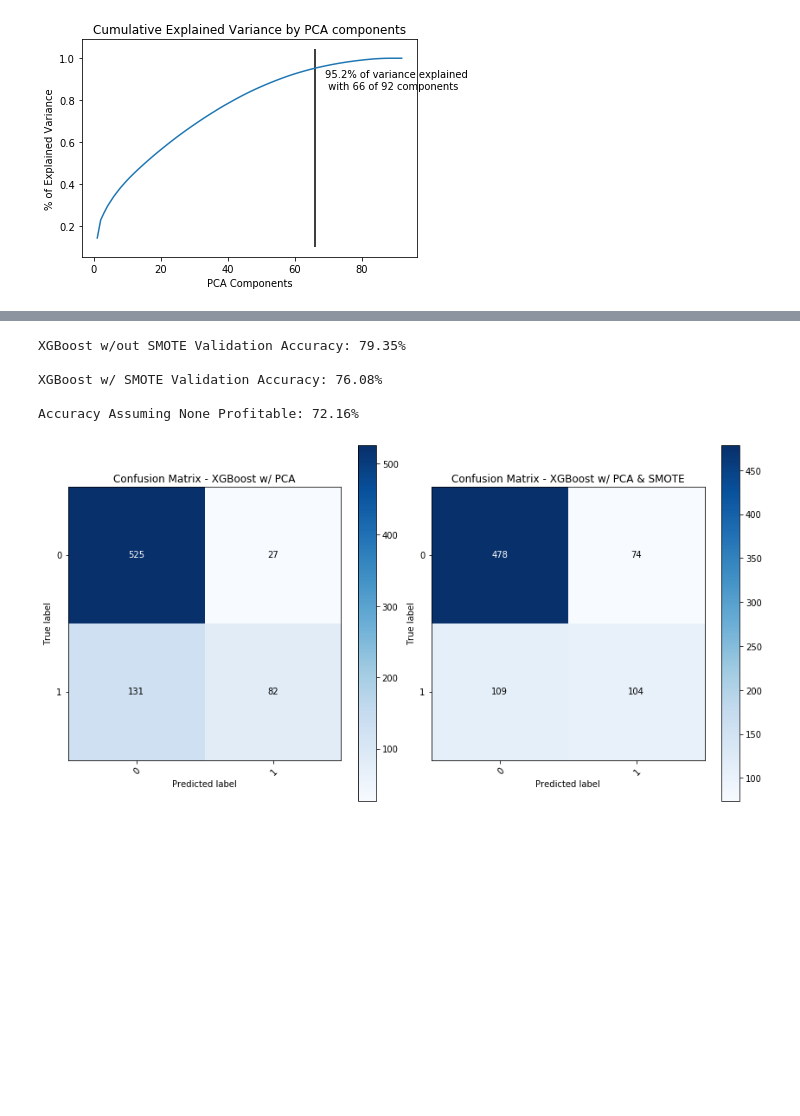
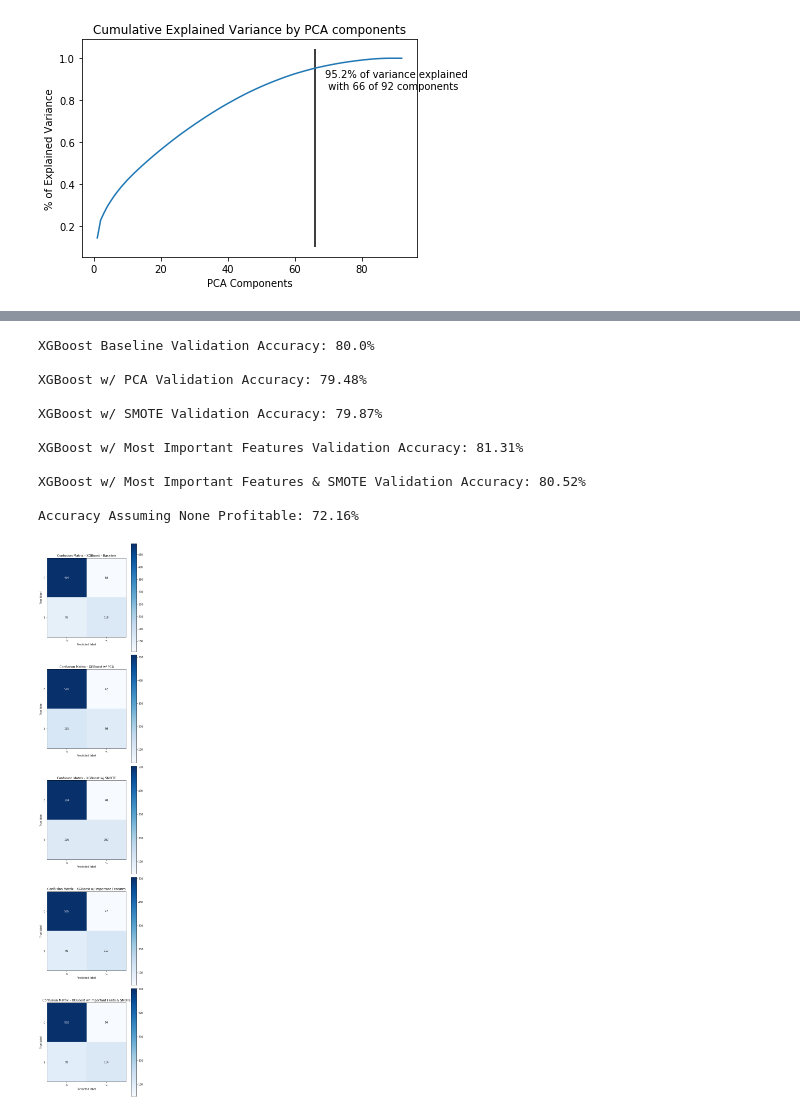
Before and after one commit to NathanVenos/Classifying_LEGO_Value_Retention, a Jupyter notebook: analysis/xgboost.ipynb, the cells around one changed output, grey strips where cells are left out. Cells and saved outputs as stored; diff of their text form; code cells hidden in the pictures; blank space fills up the shorter version.

```diff
--- a/analysis/xgboost.ipynb
+++ b/analysis/xgboost.ipynb
@@ -276,0 +385,2 @@ Training Accuracy: 99.74%
+# %%
+impt_clf.fit(X_train_subset, y_train);
@@ -276,0 +435,2 @@ Training Accuracy: 99.74%
+# %%
+impt_smote_clf.fit(X_train_subset, y_train);
@@ -278,42 +469,86 @@ Training Accuracy: 99.74%
 val_preds = grid_clf.predict(X_test)
 val_accuracy = accuracy_score(y_test, val_preds)
 
+pca_val_preds = pca_clf.predict(X_test)
+pca_val_accuracy = accuracy_score(y_test, pca_val_preds)
+
 smote_val_preds = smote_grid_clf.predict(X_test)
 smote_val_accuracy = accuracy_score(y_test, smote_val_preds)
 
+impt_val_preds = impt_clf.predict(X_test_subset)
+impt_val_accuracy = accuracy_score(y_test, impt_val_preds)
+
+impt_smote_val_preds = impt_smote_clf.predict(X_test_subset)
+impt_smote_val_accuracy = accuracy_score(y_test, impt_smote_val_preds)
+
+print("XGBoost Baseline Validation Accuracy: {:.4}%".format(val_accuracy * 100))
 print("")
-print("XGBoost w/out SMOTE Validation Accuracy: {:.4}%".format(val_accuracy * 100))
+print("XGBoost w/ PCA Validation Accuracy: {:.4}%".format(pca_val_accuracy * 100))
 print("")
 print("XGBoost w/ SMOTE Validation Accuracy: {:.4}%".format(smote_val_accuracy * 100))
 print("")
+print("XGBoost w/ Most Important Features Validation Accuracy: {:.4}%".format(impt_val_accuracy * 100))
+print("")
+print("XGBoost w/ Most Important Features & SMOTE Validation Accuracy: {:.4}%".format(impt_smote_val_accuracy * 100))
+print("")
 print("Accuracy Assuming None Profitable: {:.4}%".format(len(y_test[y_test==0]) / len(y_test) * 100))
 # %% [output]
-XGBoost w/out SMOTE Validation Accuracy: 79.35%
+XGBoost Baseline Validation Accuracy: 80.0%
 
-XGBoost w/ SMOTE Validation Accuracy: 76.08%
+XGBoost w/ PCA Validation Accuracy: 79.48%
+
+XGBoost w/ SMOTE Validation Accuracy: 79.87%
+
+XGBoost w/ Most Important Features Validation Accuracy: 81.31%
+
+XGBoost w/ Most Important Features & SMOTE Validation Accuracy: 80.52%
 
 Accuracy Assuming None Profitable: 72.16%
 # %%
-#plotting confusion matrix
-fig, (ax1, ax2) = plt.subplots(1, 2, figsize=(12,6))
+#plotting confusion matrices
+fig, axes = plt.subplots(5, 1, figsize=(6,30))
 
 pcm.plot_confusion_matrix(y_test.astype('int64'),
                           val_preds.astype('int64'),
+                          title="Confusion Matrix - XGBoost - Baseline",
+                          classes=np.array([0,1]),
+                          figure=fig,
+                          axis=axes[0])
+
+pcm.plot_confusion_matrix(y_test.astype('int64'),
+                          pca_val_preds.astype('int64'),
                           title="Confusion Matrix - XGBoost w/ PCA",
                           classes=np.array([0,1]),
                           figure=fig,
-                          axis=ax1)
+                          axis=axes[1])
 
 pcm.plot_confusion_matrix(y_test.astype('int64'),
                           smote_val_preds.astype('int64'),
-                          title="Confusion Matrix - XGBoost w/ PCA & SMOTE",
+                          title="Confusion Matrix - XGBoost w/ SMOTE",
                           classes=np.array([0,1]),
                           figure=fig,
-                          axis=ax2)
+                          axis=axes[2])
+
+pcm.plot_confusion_matrix(y_test.astype('int64'),
+                          impt_val_preds.astype('int64'),
+                          title="Confusion Matrix - XGBoost w/ Important Features",
+                          classes=np.array([0,1]),
+                          figure=fig,
+                          axis=axes[3])
+
+pcm.plot_confusion_matrix(y_test.astype('int64'),
+                          impt_smote_val_preds.astype('int64'),
+                          title="Confusion Matrix - XGBoost w/ Important Feats & SMOTE",
+                          classes=np.array([0,1]),
+                          figure=fig,
+                          axis=axes[4])
 
 # a bug in the current version of matplotlib shifts the default ylim,
 # and the code below corrects it
-ax1.set_ylim(1.5, -0.5)
-ax2.set_ylim(1.5, -0.5);
+axes[0].set_ylim(1.5, -0.5)
+axes[1].set_ylim(1.5, -0.5)
+axes[2].set_ylim(1.5, -0.5)
+axes[3].set_ylim(1.5, -0.5)
+axes[4].set_ylim(1.5, -0.5);
 # %% [output]
-[figure, old version]
+[figure, new version]
```
Also changed, not shown: parts of 47 cells of this notebook, 1 other file.
